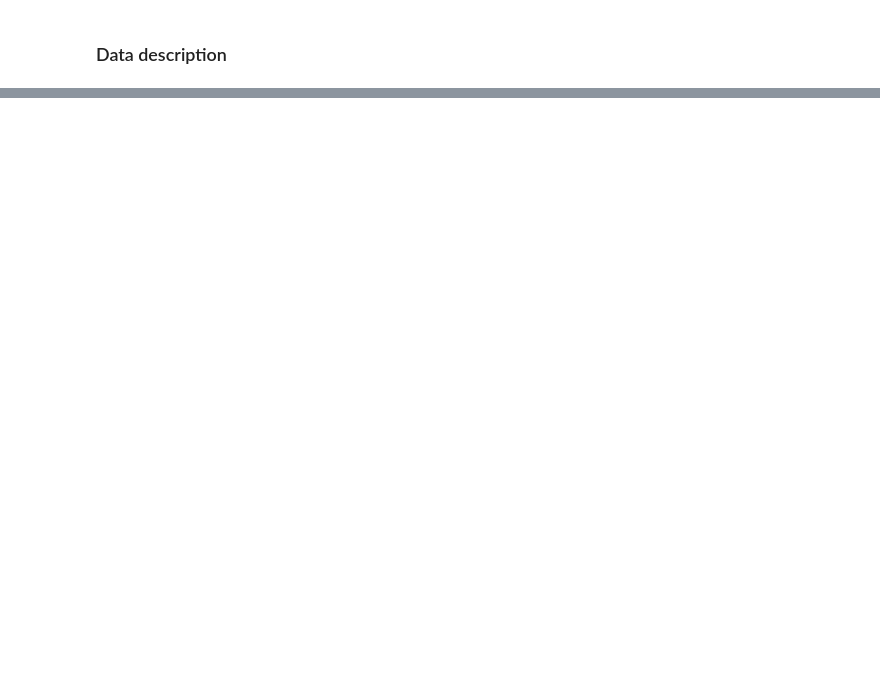
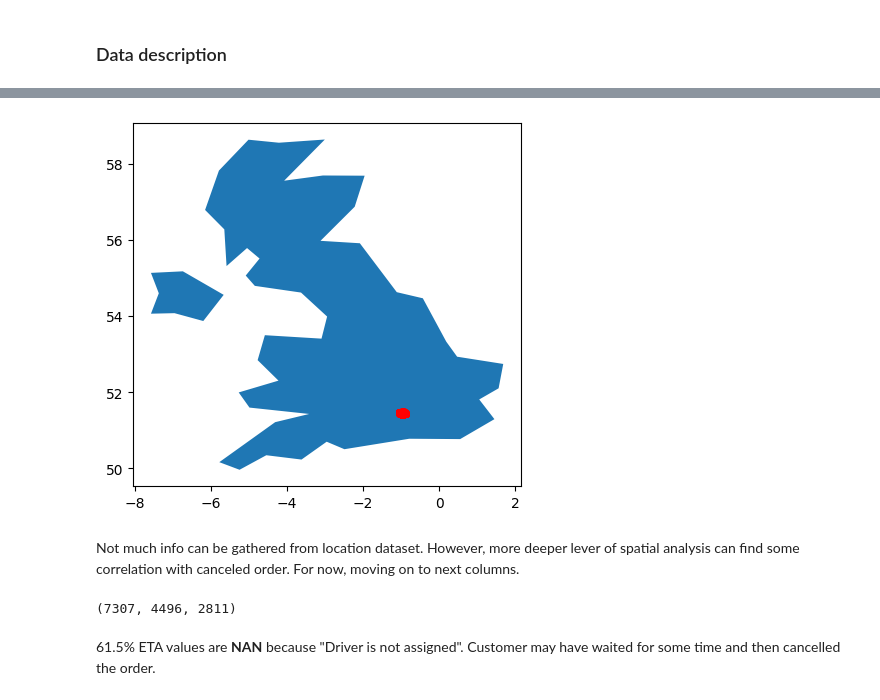
Before and after one commit to satishsolanki1990/buisness-analytics-failedOrder, a Jupyter notebook: ba-failedOrderAnalysis.ipynb, the cells around one changed output, grey strips where cells are left out. Cells and saved outputs as stored; diff of their text form; code cells hidden in the pictures; blank space fills up the shorter version.

```diff
--- a/ba-failedOrderAnalysis.ipynb
+++ b/ba-failedOrderAnalysis.ipynb
@@ -106,0 +130,23 @@ data_order.shape
+# %%
+geometry = [Point(xy) for xy in zip(byClient['origin_longitude'], byClient['origin_latitude'])]
+gdf = GeoDataFrame(byClient, geometry=geometry)
+
+# world = gpd.read_file(gpd.datasets.get_path('naturalearth_lowres'))
+world = gpd.read_file(gpd.datasets.get_path('naturalearth_lowres'))
+
+uk = world[world.name == 'United Kingdom']
+
+gdf.plot(ax=uk.plot(figsize=(5, 5)), marker='o', color='red', markersize=15);
+# %% [output]
+[figure, added]
+# %% [markdown]
+Not much info can be gathered from location dataset. However, more deeper lever of spatial analysis can find some correlation with canceled order. For now, moving on to next columns.
+# %%
+# m_order_eta
+# If eta is high, its a discomfort for customer, can cause cancellation.
+
+byClient.m_order_eta.size, byClient.m_order_eta.isna().sum(), byClient.is_driver_assigned_key.sum()
+# %% [output]
+(7307, 4496, 2811)
+# %% [markdown]
+61.5% ETA values are **NAN** because "Driver is not assigned". Customer may have waited for some time and then cancelled the order.
```
Also changed, not shown: parts of 19 cells of this notebook.
